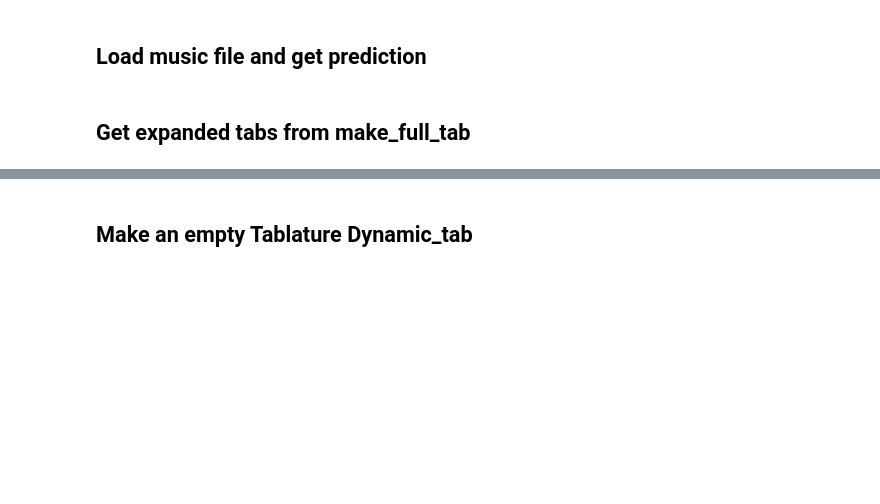
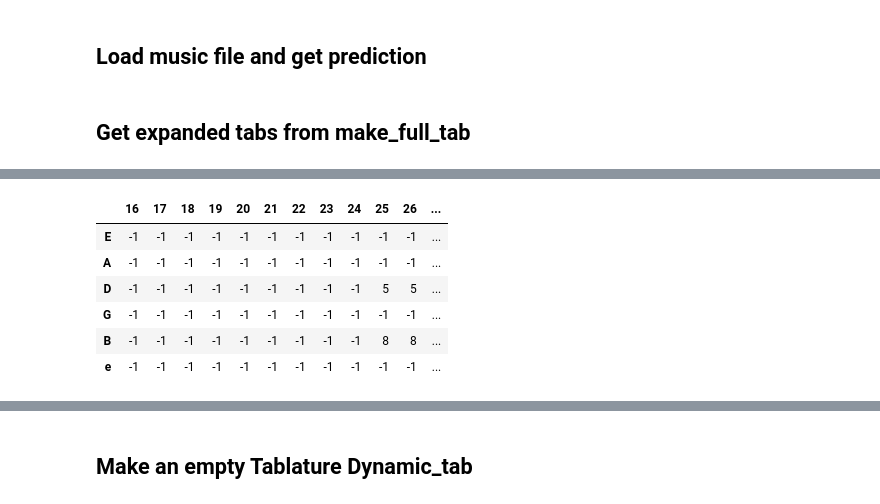
Before and after one commit to hozefazs/autotab, a Jupyter notebook: notebook folder/hoz_display_dynamic_tab.ipynb, the cells around one changed output, grey strips where cells are left out. Drawn from its saved outputs; the diff is of its cells as text; code cells hidden in the pictures; blank space fills up the shorter version.

```diff
--- a/notebook folder/hoz_display_dynamic_tab.ipynb
+++ b/notebook folder/hoz_display_dynamic_tab.ipynb
@@ -68,0 +48,10 @@ model.weights
+# %%
+full_tab.loc[:,16:30]
+# %% [output]
+|  | 16 | 17 | 18 | 19 | 20 | 21 | 22 | 23 | 24 | 25 | 26 | ... |
+| E | -1 | -1 | -1 | -1 | -1 | -1 | -1 | -1 | -1 | -1 | -1 | ... |
+| A | -1 | -1 | -1 | -1 | -1 | -1 | -1 | -1 | -1 | -1 | -1 | ... |
+| D | -1 | -1 | -1 | -1 | -1 | -1 | -1 | -1 | -1 | 5 | 5 | ... |
+| G | -1 | -1 | -1 | -1 | -1 | -1 | -1 | -1 | -1 | -1 | -1 | ... |
+| B | -1 | -1 | -1 | -1 | -1 | -1 | -1 | -1 | -1 | 8 | 8 | ... |
+| e | -1 | -1 | -1 | -1 | -1 | -1 | -1 | -1 | -1 | -1 | -1 | ... |
```
Also changed, not shown: parts of 20 cells of this notebook.
